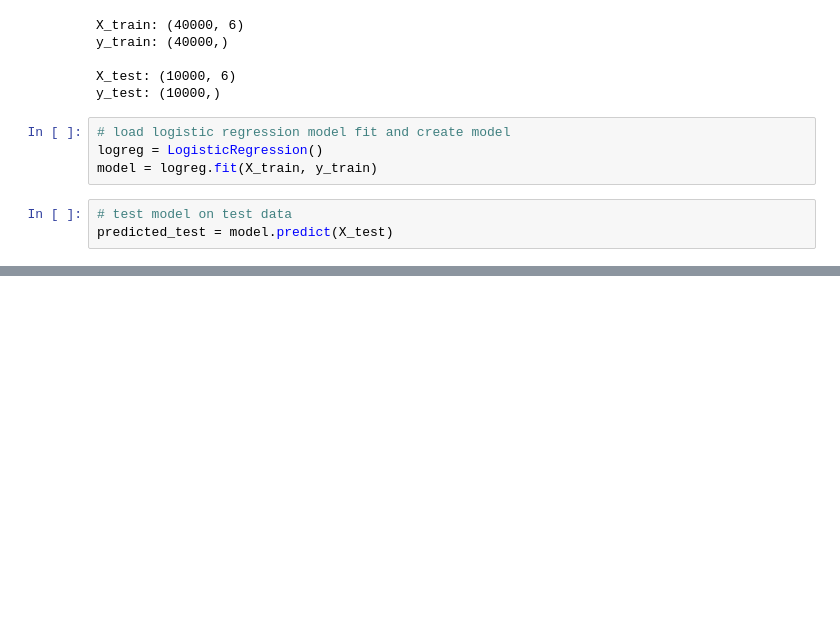
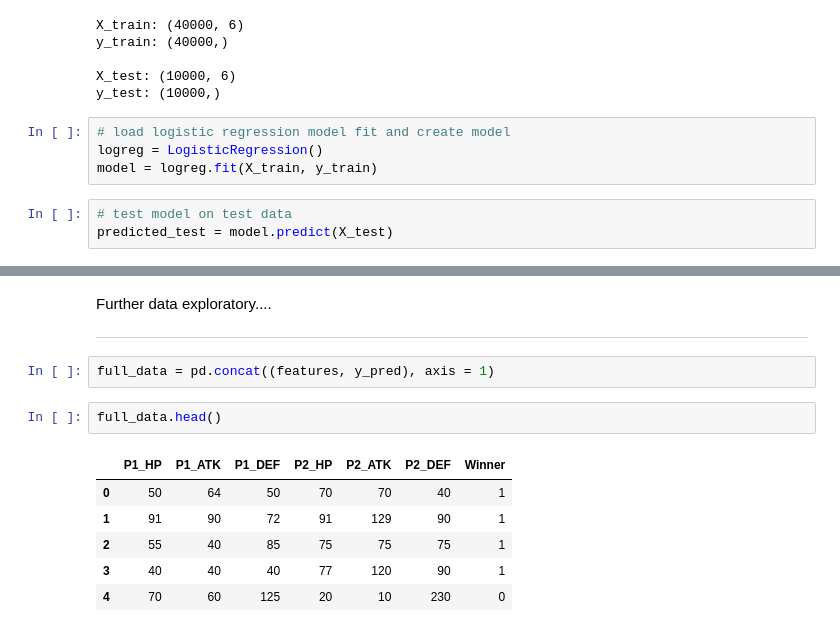
Before and after one commit to satrya-sabeni/AI_minor, a Jupyter notebook: Logistic_Predictor.ipynb, the cells around one changed output, grey strips where cells are left out. Drawn from its saved outputs; the diff is of its cells as text; blank space fills up the shorter version.

```diff
--- a/Logistic_Predictor.ipynb
+++ b/Logistic_Predictor.ipynb
@@ -130,0 +153,21 @@ confusion = metrics.confusion_matrix(y_test, predicted_test)
+# %% [markdown]
+
+
+
+
+
+
+Further data exploratory....
+
+------------------------------------------------------------------
+# %%
+full_data = pd.concat((features, y_pred), axis = 1)
+# %%
+full_data.head()
+# %% [output]
+|  | P1_HP | P1_ATK | P1_DEF | P2_HP | P2_ATK | P2_DEF | Winner |
+| 0 | 50 | 64 | 50 | 70 | 70 | 40 | 1 |
+| 1 | 91 | 90 | 72 | 91 | 129 | 90 | 1 |
+| 2 | 55 | 40 | 85 | 75 | 75 | 75 | 1 |
+| 3 | 40 | 40 | 40 | 77 | 120 | 90 | 1 |
+| 4 | 70 | 60 | 125 | 20 | 10 | 230 | 0 |
```
Also changed, not shown: parts of 10 cells of this notebook, 1 other file.
